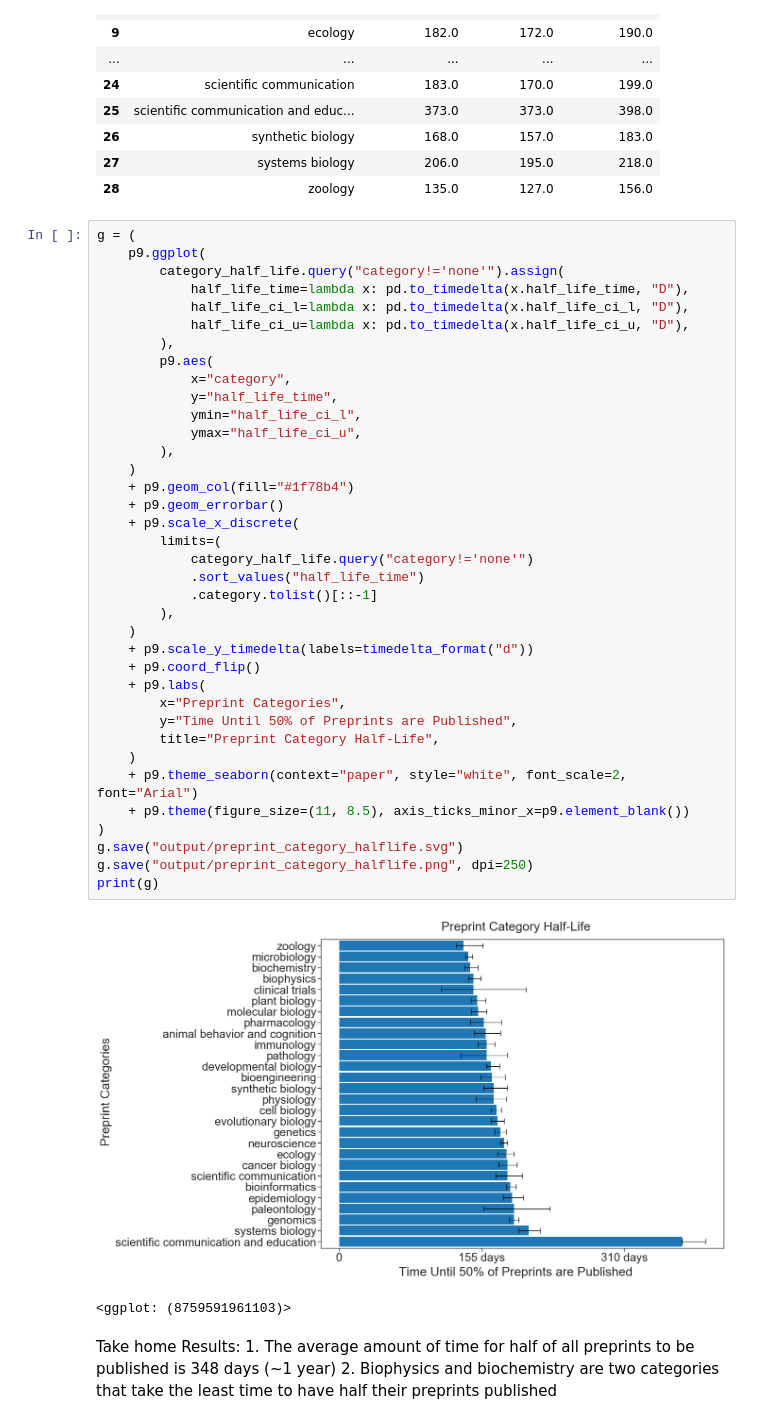
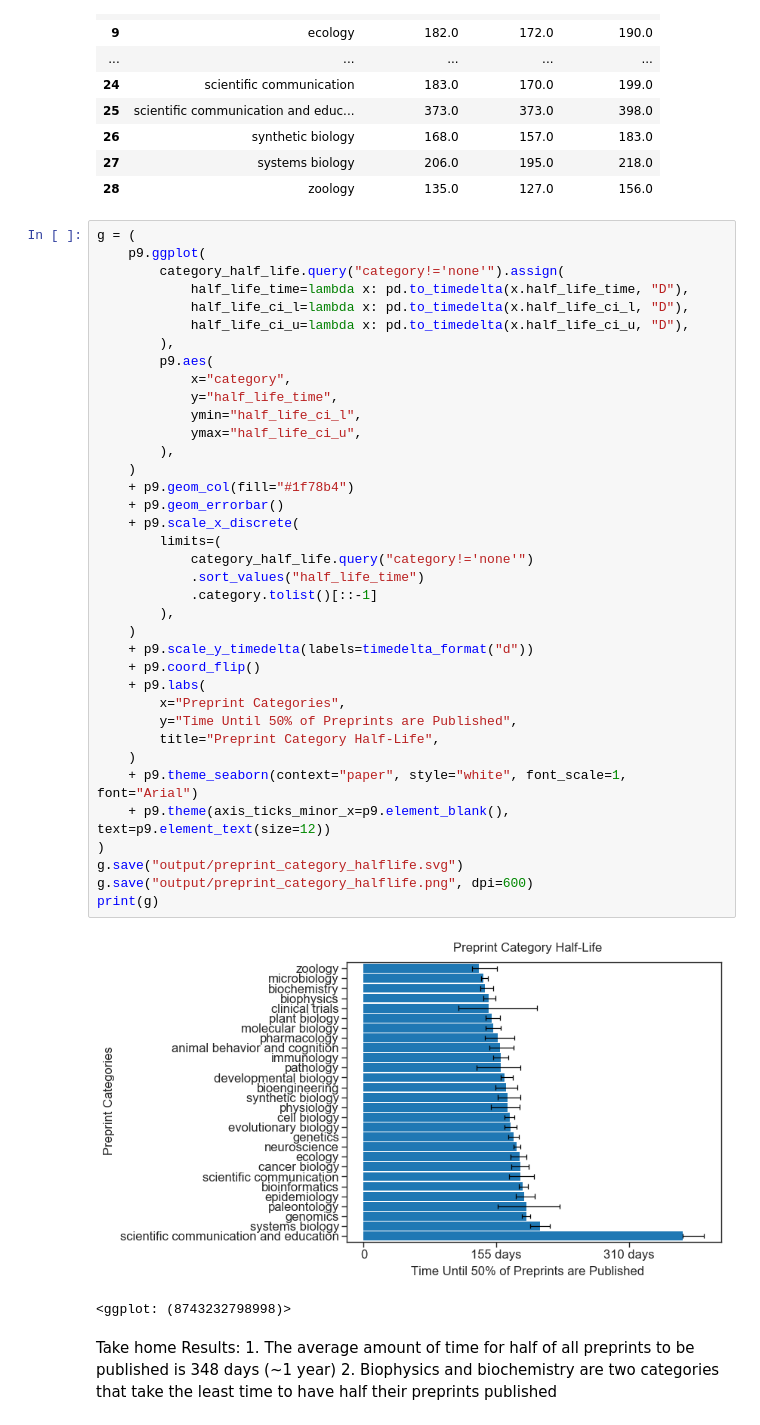
Before and after one commit to greenelab/annorxiver, a Jupyter notebook: biorxiv/time_to_publication/time_to_published_refurbished.ipynb, the cells around one changed output. Cells and saved outputs as stored; diff of their text form.

```diff
--- a/biorxiv/time_to_publication/time_to_published_refurbished.ipynb
+++ b/biorxiv/time_to_publication/time_to_published_refurbished.ipynb
@@ -233,38 +233,38 @@ g = (
             half_life_ci_l=lambda x: pd.to_timedelta(x.half_life_ci_l, "D"),
             half_life_ci_u=lambda x: pd.to_timedelta(x.half_life_ci_u, "D"),
         ),
         p9.aes(
             x="category",
             y="half_life_time",
             ymin="half_life_ci_l",
             ymax="half_life_ci_u",
         ),
     )
     + p9.geom_col(fill="#1f78b4")
     + p9.geom_errorbar()
     + p9.scale_x_discrete(
         limits=(
             category_half_life.query("category!='none'")
             .sort_values("half_life_time")
             .category.tolist()[::-1]
         ),
     )
     + p9.scale_y_timedelta(labels=timedelta_format("d"))
     + p9.coord_flip()
     + p9.labs(
         x="Preprint Categories",
         y="Time Until 50% of Preprints are Published",
         title="Preprint Category Half-Life",
     )
-    + p9.theme_seaborn(context="paper", style="white", font_scale=2, font="Arial")
-    + p9.theme(figure_size=(11, 8.5), axis_ticks_minor_x=p9.element_blank())
+    + p9.theme_seaborn(context="paper", style="white", font_scale=1, font="Arial")
+    + p9.theme(axis_ticks_minor_x=p9.element_blank(), text=p9.element_text(size=12))
 )
 g.save("output/preprint_category_halflife.svg")
-g.save("output/preprint_category_halflife.png", dpi=250)
+g.save("output/preprint_category_halflife.png", dpi=600)
 print(g)
 # %% [output]
-[figure, old version]
+[figure, new version]
-<ggplot: (8759591961103)>
+<ggplot: (8743232798998)>
 # %% [markdown]
 Take home Results:
     1. The average amount of time for half of all preprints to be published is 348 days (~1 year)
```
Also changed, not shown: parts of 2 cells of this notebook, 15 other files.
